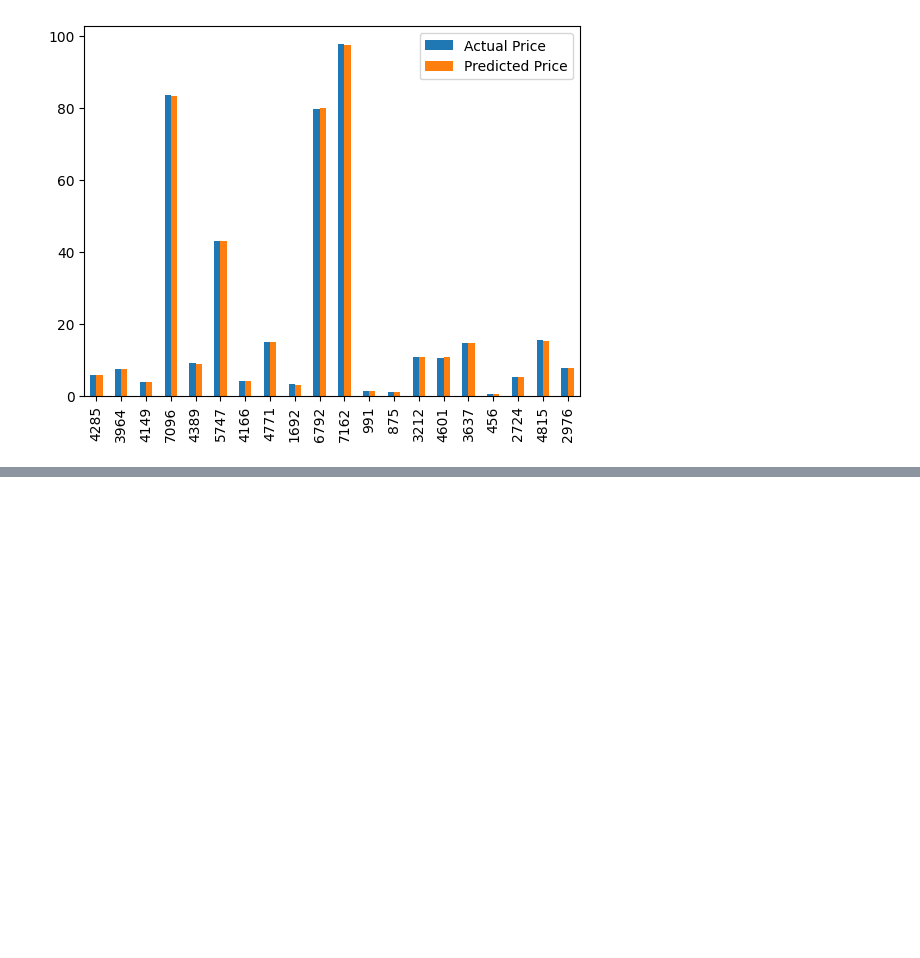
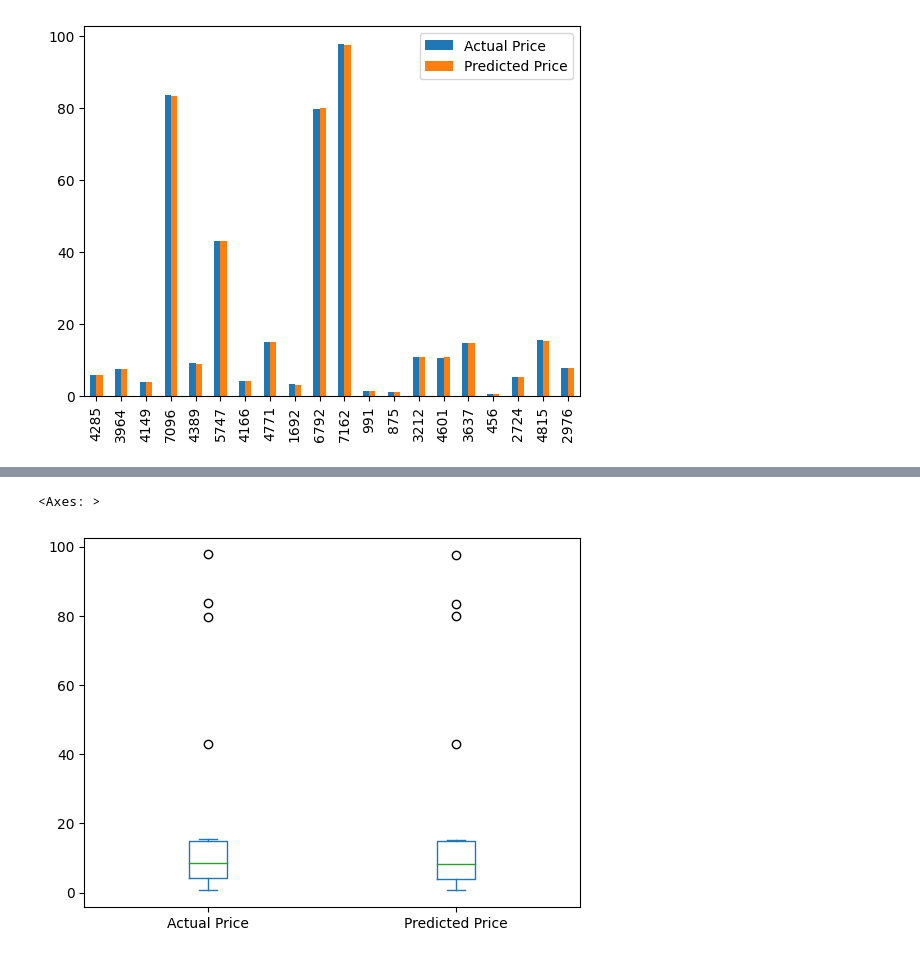
Before and after one commit to AbdurRohit/Stock_DataAnalysis, a Jupyter notebook: Maindata.ipynb, the cells around one changed output, grey strips where cells are left out. Drawn from its saved outputs; the diff is of its cells as text; code cells hidden in the pictures; blank space fills up the shorter version.

```diff
--- a/Maindata.ipynb
+++ b/Maindata.ipynb
@@ -319,0 +326,5 @@ graph.plot(kind='bar')
+# %%
+graph.plot(kind='box')
+# %% [output]
+<Axes: >
+[figure, added]
```
Also changed, not shown: parts of 4 cells of this notebook.
